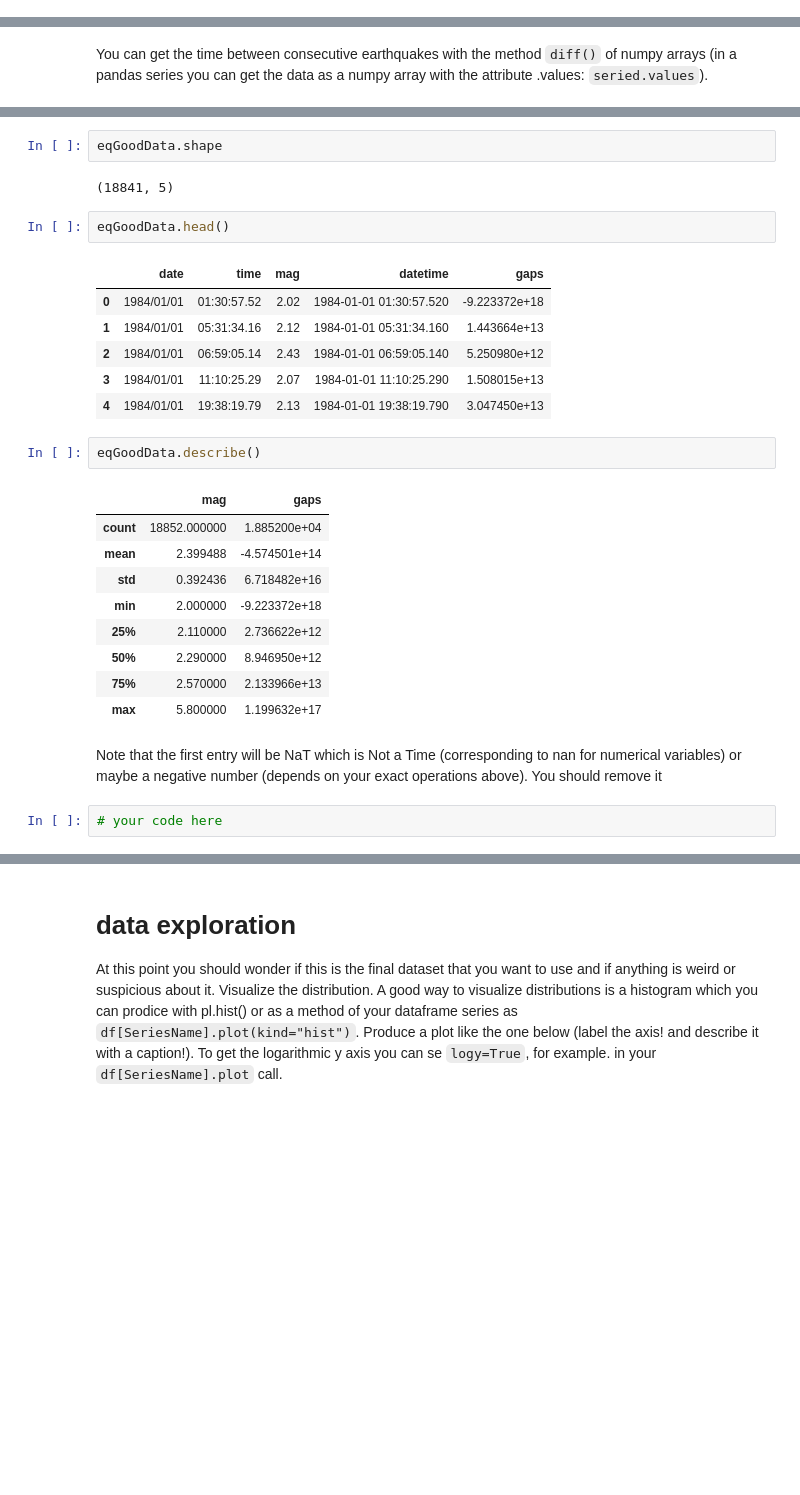
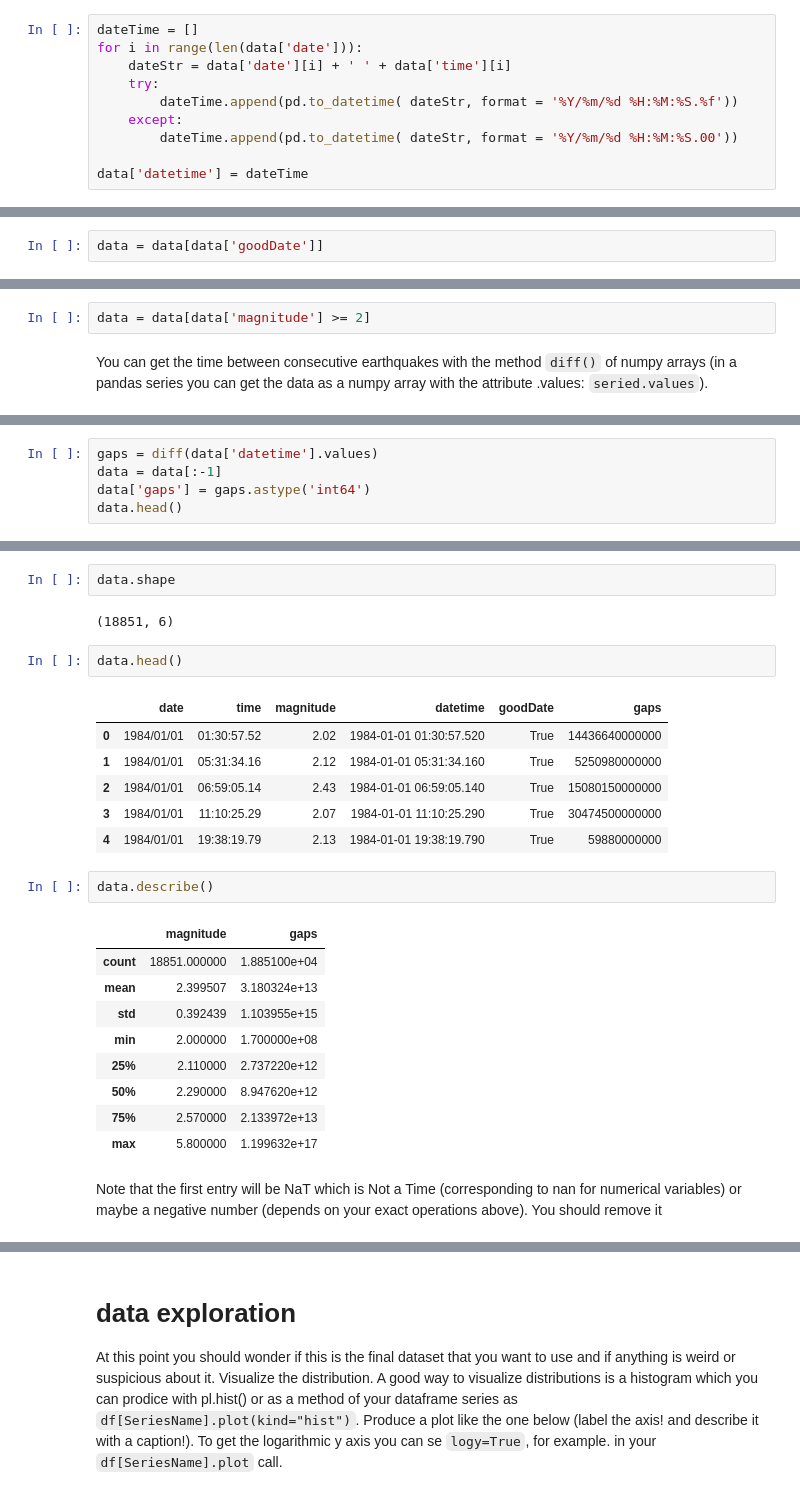
Before and after one commit to DesiPilla/DSPS_dPilla, a Jupyter notebook: HW3/KS_earthquakes.ipynb, the cells around one changed output, grey strips where cells are left out. Cells and saved outputs as stored; diff of their text form; blank space fills up the shorter version.

````diff
--- a/HW3/KS_earthquakes.ipynb
+++ b/HW3/KS_earthquakes.ipynb
@@ -135 +144,11 @@ to do this conversion I
+# %%
+dateTime = []
+for i in range(len(data['date'])):
+    dateStr = data['date'][i] + ' ' + data['time'][i]
+    try:
+        dateTime.append(pd.to_datetime( dateStr, format = '%Y/%m/%d %H:%M:%S.%f'))
+    except:
+        dateTime.append(pd.to_datetime( dateStr, format = '%Y/%m/%d %H:%M:%S.00'))
+
+data['datetime'] = dateTime
 # %%
@@ -171 +242,3 @@
+# %%
+data = data[data['goodDate']]
 # %%
@@ -201,2 +266,4 @@ eqGoodData.shape #look like for my data it was not needed! that is because I cho
+# %%
+data = data[data['magnitude'] >= 2]
 # %% [markdown]
 You can get the time between consecutive earthquakes with the method ```diff()``` of numpy arrays (in a pandas series you can get the data as a numpy array with the attribute .values: ```seried.values```).
@@ -204,0 +270,5 @@
+# %%
+gaps = diff(data['datetime'].values)
+data = data[:-1]
+data['gaps'] = gaps.astype('int64')
+data.head()
@@ -205,29 +282,27 @@
 # %%
-eqGoodData.shape
+data.shape
 # %% [output]
-(18841, 5)
+(18851, 6)
 # %%
-eqGoodData.head()
+data.head()
 # %% [output]
-|  | date | time | mag | datetime | gaps |
-| 0 | 1984/01/01 | 01:30:57.52 | 2.02 | 1984-01-01 01:30:57.520 | -9.223372e+18 |
-| 1 | 1984/01/01 | 05:31:34.16 | 2.12 | 1984-01-01 05:31:34.160 | 1.443664e+13 |
-| 2 | 1984/01/01 | 06:59:05.14 | 2.43 | 1984-01-01 06:59:05.140 | 5.250980e+12 |
-| 3 | 1984/01/01 | 11:10:25.29 | 2.07 | 1984-01-01 11:10:25.290 | 1.508015e+13 |
-| 4 | 1984/01/01 | 19:38:19.79 | 2.13 | 1984-01-01 19:38:19.790 | 3.047450e+13 |
+|  | date | time | magnitude | datetime | goodDate | gaps |
+| 0 | 1984/01/01 | 01:30:57.52 | 2.02 | 1984-01-01 01:30:57.520 | True | 14436640000000 |
+| 1 | 1984/01/01 | 05:31:34.16 | 2.12 | 1984-01-01 05:31:34.160 | True | 5250980000000 |
+| 2 | 1984/01/01 | 06:59:05.14 | 2.43 | 1984-01-01 06:59:05.140 | True | 15080150000000 |
+| 3 | 1984/01/01 | 11:10:25.29 | 2.07 | 1984-01-01 11:10:25.290 | True | 30474500000000 |
+| 4 | 1984/01/01 | 19:38:19.79 | 2.13 | 1984-01-01 19:38:19.790 | True | 59880000000 |
 # %%
-eqGoodData.describe()
+data.describe()
 # %% [output]
-|  | mag | gaps |
-| count | 18852.000000 | 1.885200e+04 |
-| mean | 2.399488 | -4.574501e+14 |
-| std | 0.392436 | 6.718482e+16 |
-| min | 2.000000 | -9.223372e+18 |
-| 25% | 2.110000 | 2.736622e+12 |
-| 50% | 2.290000 | 8.946950e+12 |
-| 75% | 2.570000 | 2.133966e+13 |
+|  | magnitude | gaps |
+| count | 18851.000000 | 1.885100e+04 |
+| mean | 2.399507 | 3.180324e+13 |
+| std | 0.392439 | 1.103955e+15 |
+| min | 2.000000 | 1.700000e+08 |
+| 25% | 2.110000 | 2.737220e+12 |
+| 50% | 2.290000 | 8.947620e+12 |
+| 75% | 2.570000 | 2.133972e+13 |
 | max | 5.800000 | 1.199632e+17 |
 # %% [markdown]
 Note that the first entry will be NaT which is Not a Time (corresponding to nan for numerical variables) or maybe a negative number (depends on your exact operations above). You should remove it
-# %%
-# your code here
````
Also changed, not shown: parts of 31 cells of this notebook.
